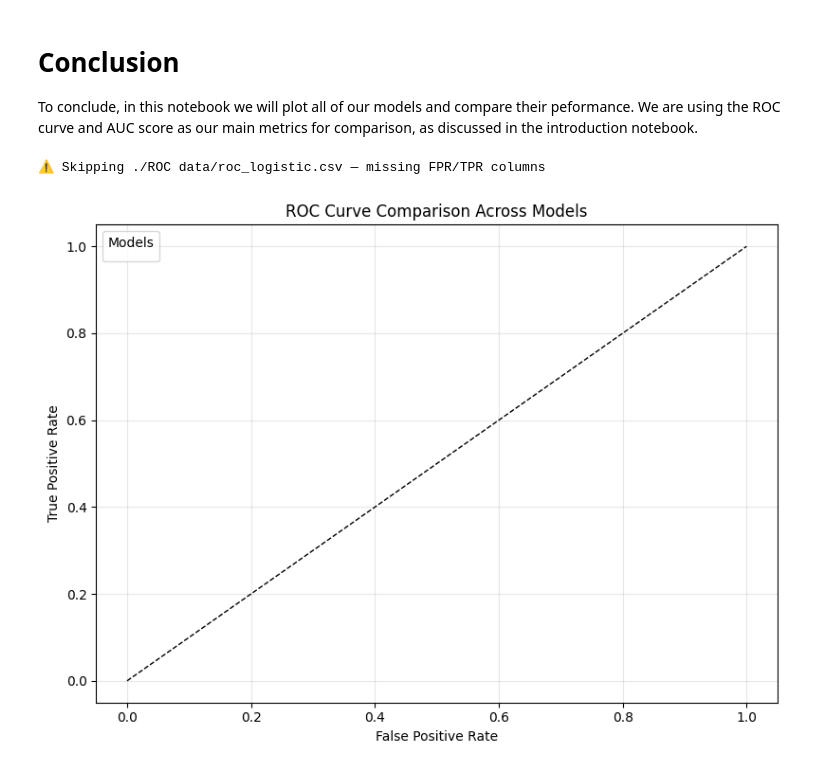
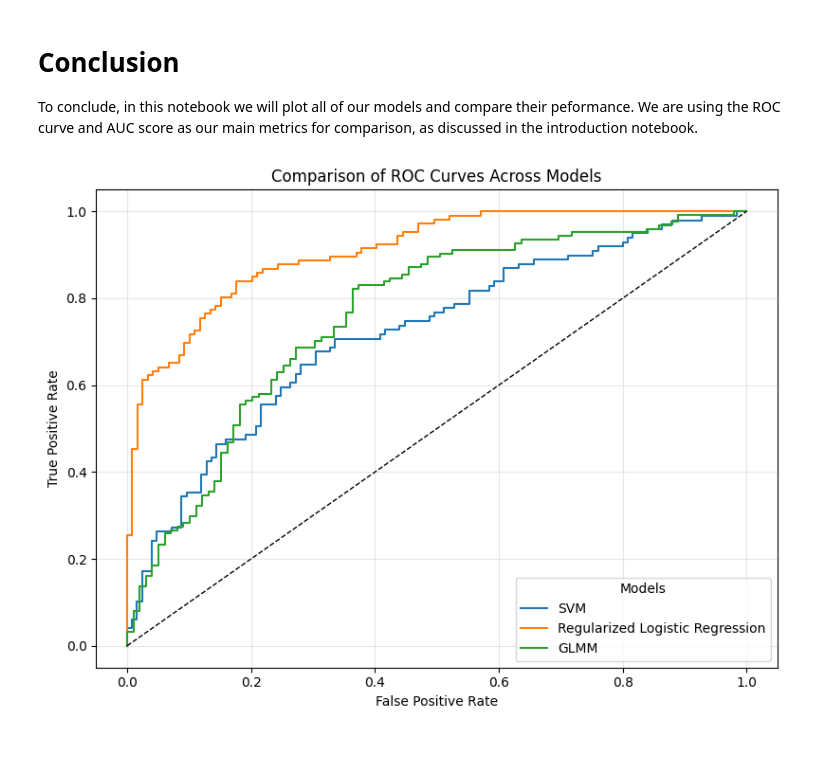
Before and after one commit to y-oth/dst_assessment1, a Jupyter notebook: Report/conclusion.ipynb, the cells around one changed output. Saved outputs shown, nothing was run; the diff lists cells and outputs as text; code cells hidden in the pictures.

```diff
--- a/Report/conclusion.ipynb
+++ b/Report/conclusion.ipynb
@@ -5,32 +5,31 @@ To conclude, in this notebook we will plot all of our models and compare their p
 # %%
 import pandas as pd
 import matplotlib.pyplot as plt
 
 # Read in each model's ROC data
-svm = pd.read_csv("path/to/roc_svm.csv")
-logistic = pd.read_csv("path/to/roc_rf.csv")
-glmm = pd.read_csv("path/to/roc_xgb.csv")
+svm = pd.read_csv("ROC data/roc_svm.csv")
+logistic = pd.read_csv("ROC data/roc_logistic.csv")
+glmm = pd.read_csv("ROC data/roc_glmm.csv")
 
 
 # Plot all ROC curves
 plt.figure(figsize=(8,6))
 
 plt.plot(svm["FPR"], svm["TPR"], label="SVM")
-plt.plot(logistic["FPR"], logistic["TPR"], label="Regularized Logistic Regression")
+plt.plot(logistic["fpr"], logistic["tpr"], label="Regularized Logistic Regression")
 plt.plot(glmm["FPR"], glmm["TPR"], label="GLMM")
 
-# Diagonal random-guess line
+
 plt.plot([0, 1], [0, 1], "k--", lw=1)
 
 # Labels, title, legend
 plt.xlabel("False Positive Rate")
 plt.ylabel("True Positive Rate")
 plt.title("Comparison of ROC Curves Across Models")
 plt.legend(title="Models")
 plt.grid(alpha=0.3)
 
 plt.tight_layout()
 plt.show()
 # %% [output]
-⚠️ Skipping ./ROC data/roc_logistic.csv — missing FPR/TPR columns
-[figure, old version]
+[figure, new version]
```
Also changed, not shown: 2 other files.
